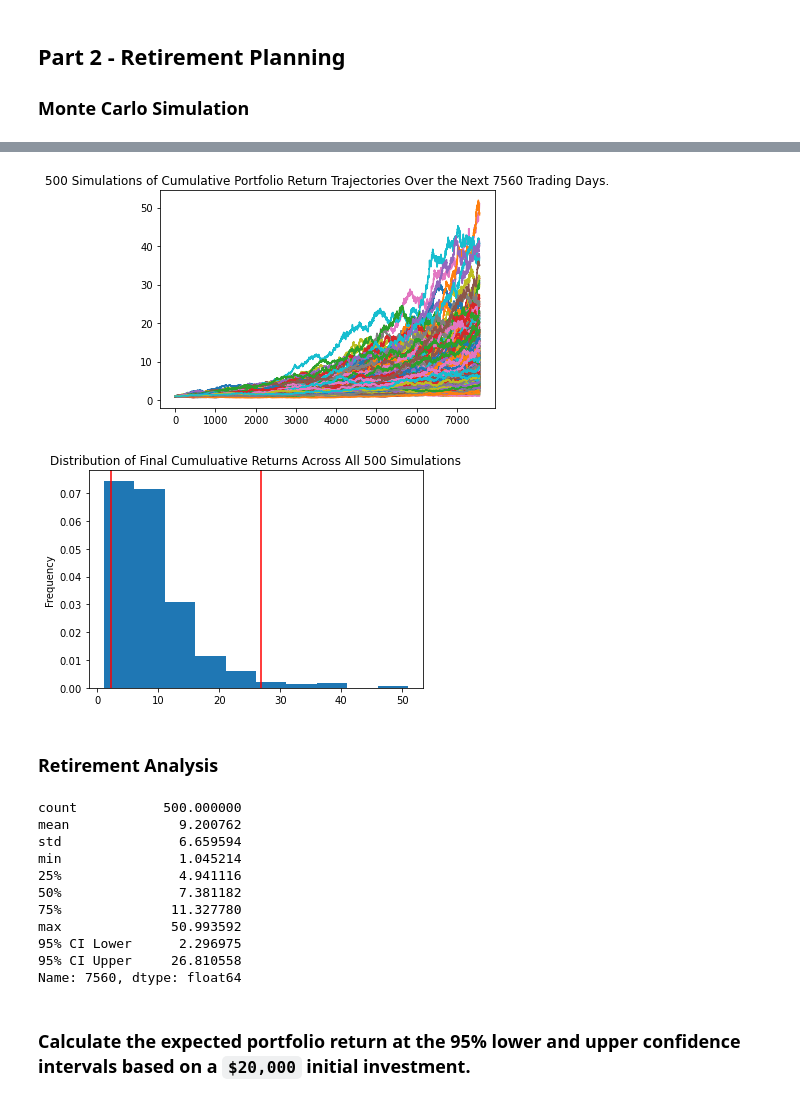
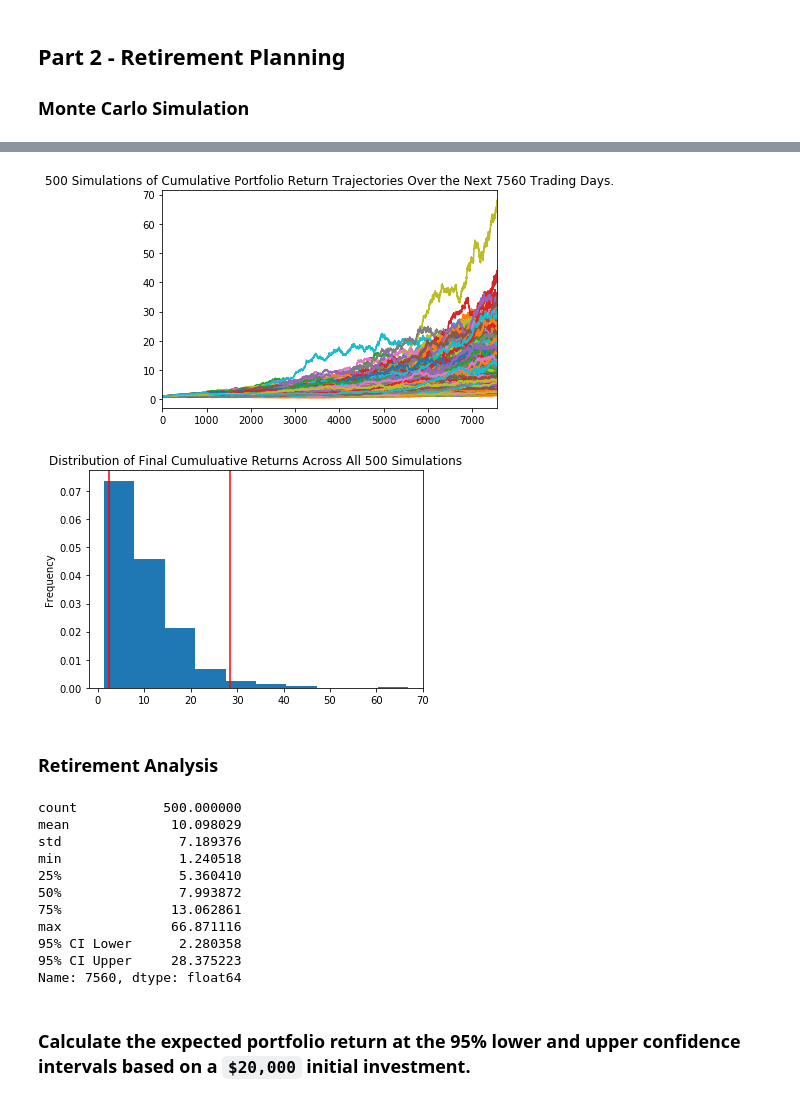
Before and after one commit to wazarat/apihw, a Jupyter notebook: financial-planner.ipynb, the cells around one changed output, grey strips where cells are left out. Drawn from its saved outputs; the diff is of its cells as text; code cells hidden in the pictures.

```diff
--- a/financial-planner.ipynb
+++ b/financial-planner.ipynb
@@ -75,12 +72,9 @@ df_shares
 # %%
+
 # Set Alpaca API key and secret
+alpaca_api_key = os.getenv("ALPACA_API_KEY")
+alpaca_secret_key = os.getenv("ALPACA_SECRET_KEY")
 
-alpaca_api_key = os.getenv("PKSDHUY4S14B8IFUGOK3")
-alpaca_secret_key = os.getenv("umod1C8EsBulBAZMLB9oe7pc4BtqTiotKoLbSA6I")
-
-# Verify that Alpaca key and secret were correctly loaded
-print(f"Alpaca Key type: {type(alpaca_api_key)}")
-print(f"Alpaca Secret Key type: {type(alpaca_secret_key)}")
 # Create the Alpaca API object
 alpaca = tradeapi.REST(
     alpaca_api_key,
@@ -179,19 +183,20 @@ Congratulations! You have enough money in your emergency fund.
 
 ### Monte Carlo Simulation
 # %%
-# Set the tickers
-tickers = ["AGG", "SPY"]
-
 # Set start and end dates of five years back from today.
-timeframe = "1D"
 # Sample results may vary from the solution based on the time frame chosen
 start_date = pd.Timestamp('2015-08-07', tz='America/New_York').isoformat()
 end_date = pd.Timestamp('2020-08-07', tz='America/New_York').isoformat()
 # %%
+
 # Get 5 years' worth of historical data for SPY and AGG
-# Set start and end datetimes between now and 5 years ago.
-start_date = pd.Timestamp("2015-05-01", tz="America/New_York").isoformat()
-end_date = pd.Timestamp("2020-05-01", tz="America/New_York").isoformat()
+df_stock_data = alpaca.get_barset(
+    tickers,
+    timeframe,
+    start = start_date,
+    end = end_date
+).df
+
 
 # Display sample data
 df_stock_data.head()
@@ -200,10 +212,11 @@ NameError: name 'api' is not defined
 # %%
 # Configuring a Monte Carlo simulation to forecast 30 years cumulative returns
-MC_even_dist = MCSimulation(
-    portfolio_data = df_ticker,
-    weights = [.33,.33,.33],
-    num_simulation = 1000,
+MC_dist = MCSimulation(
+    portfolio_data = df_stock_data,
+    weights = [.40,.60],
+    num_simulation = 500,
     num_trading_days = 252*30
-)
+)# Configuring a Monte Carlo simulation to forecast 30 years cumulative returns
+# YOUR CODE HERE!
 # %%
 # Printing the simulation input data
@@ -252,32 +271,35 @@ Running Monte Carlo simulation number 490.
 7561 rows × 500 columns
 # %%
+
 # Plot simulation outcomes
-line_plot = MC_even_dist.plot_simulation()
+line_plot = MC_dist.plot_simulation()
 # %% [output]
-[figure, old version]
+[figure, new version]
 # %%
+
 # Plot probability distribution and confidence intervals
-dist_plot = MC_even_dist.plot_distribution()
+dist_plot = MC_dist.plot_distribution()
 # %% [output]
-[figure, old version]
+[figure, new version]
 # %% [markdown]
 ### Retirement Analysis
 # %%
 # Fetch summary statistics from the Monte Carlo simulation results
-even_tbl = MC_even_dist.summarize_cumulative_return()
+dist_tbl = MC_dist.summarize_cumulative_return()
+
 # Print summary statistics
-print(even_tbl)
+print (dist_tbl)
 # %% [output]
 count           500.000000
-mean              9.200762
-std               6.659594
-min               1.045214
-25%               4.941116
-50%               7.381182
-75%              11.327780
-max              50.993592
-95% CI Lower      2.296975
-95% CI Upper     26.810558
+mean             10.098029
+std               7.189376
+min               1.240518
+25%               5.360410
+50%               7.993872
+75%              13.062861
+max              66.871116
+95% CI Lower      2.280358
+95% CI Upper     28.375223
 Name: 7560, dtype: float64
 # %% [markdown]
 ### Calculate the expected portfolio return at the 95% lower and upper confidence intervals based on a `$20,000` initial investment.
```
Also changed, not shown: parts of 19 cells of this notebook.
